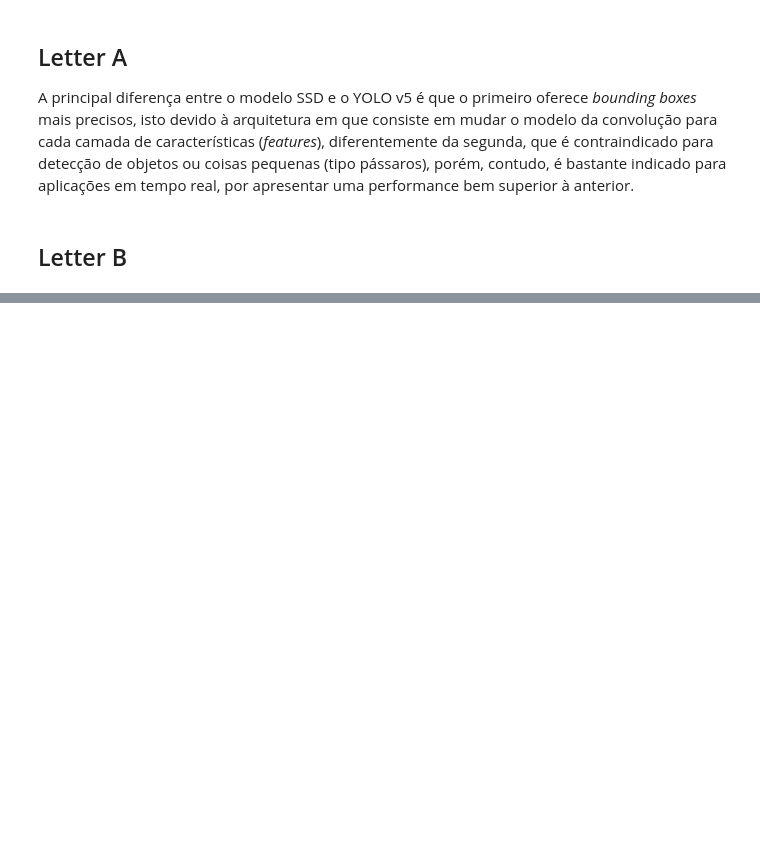
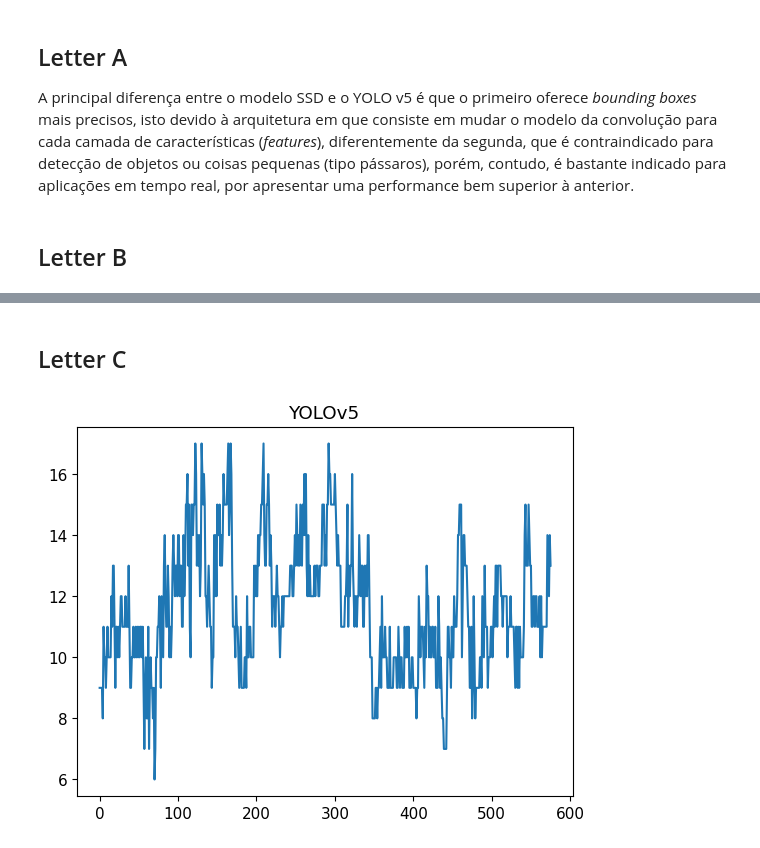
Before and after one commit to ghastcmd/computer-vision, a Jupyter notebook: list-4/lista4.ipynb, the cells around one changed output, grey strips where cells are left out. Cells and saved outputs as stored; diff of their text form; code cells hidden in the pictures; blank space fills up the shorter version.

```diff
--- a/list-4/lista4.ipynb
+++ b/list-4/lista4.ipynb
@@ -443,3 +443,4 @@ import matplotlib.pyplot as plt
 # %%
-yolov5s_model = attempt_load('./models/yolov5s.pt', device=torch.device('cuda'))
+yolov5s_model = torch.hub.load('ultralytics/yolov5', 'yolov5s', pretrained=True)
+device = torch.device('cuda')
 # %% [output]
@@ -452,7 +457,7 @@ frame_rate = int(capture.get(cv2.CAP_PROP_FPS))
 frame_size = (int(capture.get(cv2.CAP_PROP_FRAME_WIDTH)),
               int(capture.get(cv2.CAP_PROP_FRAME_HEIGHT)))
 fourcc = cv2.VideoWriter_fourcc(*'mp4v')
-output = cv2.VideoWriter('./videos/output.mp4',
+output = cv2.VideoWriter('./videos/output_YOLOv5s.mp4',
                          apiPreference=cv2.CAP_FFMPEG,
                          fourcc=fourcc,
                          fps=frame_rate,
@@ -474,33 +465,37 @@ def convert_box(box):
 # %%
-index = 0
-print(from_top_dist)
+model_names = yolov5s_model.names
+
+yolov5s_model_plot = []
+
 while capture.isOpened():
     ret, frame = capture.read()
     if not ret:
         break
 
     # Transforming the frame to work with model
-    frame_uploaded = cv2.resize(frame, (int_res[1], int_res[0]))
-    with_letterbox[640//2 - int_res[0]//2 : 640//2 + int_res[0]//2, :, :] = frame_uploaded[:,:,:]
-    frame_uploaded = with_letterbox.transpose((2, 0, 1))
-    frame_uploaded = torch.from_numpy(frame_uploaded).unsqueeze(0).float().to(torch.device('cuda'))
+    frame_uploaded = frame
 
     # Applying the model to the frame
     results = yolov5s_model(frame_uploaded)
 
-    results = non_max_suppression(results, 0.4, 0.5)
+    # Getting labels and coordinates of bounds
+    labels, coords = results.xyxyn[0][:, -1].cpu().numpy(), results.xyxyn[0][:, :-1].cpu().numpy()
 
-    for result in results:
-        if result is not None:
-            for detection in result:
-                x1, y1, x2, y2, confidence, class_id = detection
-                if class_id == 2:  # 2 is the class ID for cars in COCO dataset
-                    x1, y1, x2, y2 = convert_box((float(x1), float(y1), float(x2), float(y2)))
-                    cv2.rectangle(frame, (int(x1), int(y1)), (int(x2), int(y2)), (0, 255, 0), 2)
+    # Drawing bounding boxes
+    count = 0
+    for label, coord in zip(labels, coords):
+        if model_names[label] == 'car':
+            x1, y1, x2, y2, confidence = coord
+            cv2.rectangle(frame,
+                        (int(x1 * frame_size[0]), int(y1 * frame_size[1])),
+                        (int(x2 * frame_size[0]), int(y2 * frame_size[1])),
+                        (0, 255, 0), 2)
+            count += 1
+
+    yolov5s_model_plot.append(count)
 
     # Write the frame with the drawn bounding boxes to the output video
     output.write(frame)
 
 capture.release()
 output.release()
-cv2.destroyAllWindows()
@@ -506,0 +573,2 @@ cv2.destroyAllWindows()
+# %% [markdown]
+## Letter C
@@ -506,0 +579,6 @@ cv2.destroyAllWindows()
+# %%
+plt.plot(np.arange(len(yolov5s_model_plot)), yolov5s_model_plot)
+plt.title('YOLOv5')
+plt.show()
+# %% [output]
+[figure, added]
```
Also changed, not shown: parts of 12 cells of this notebook, 2 other files.
